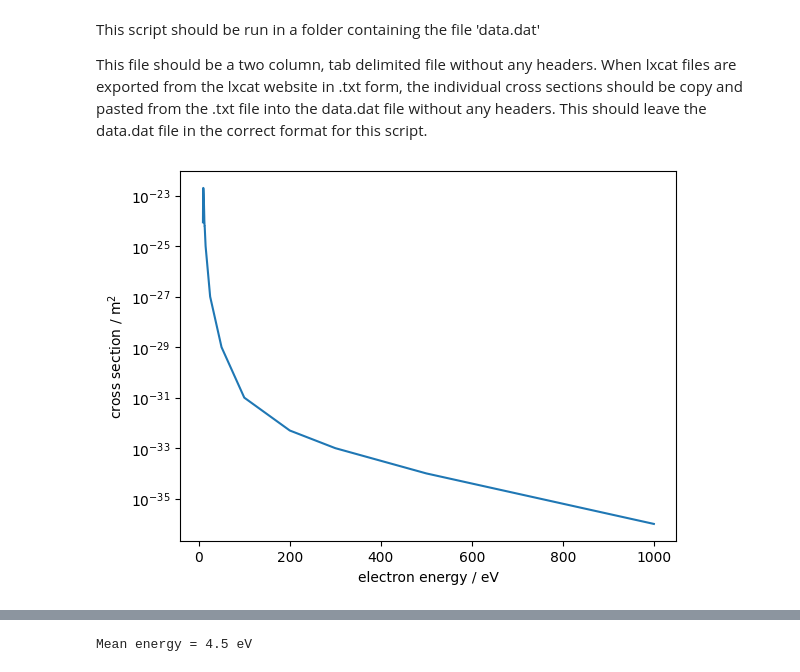
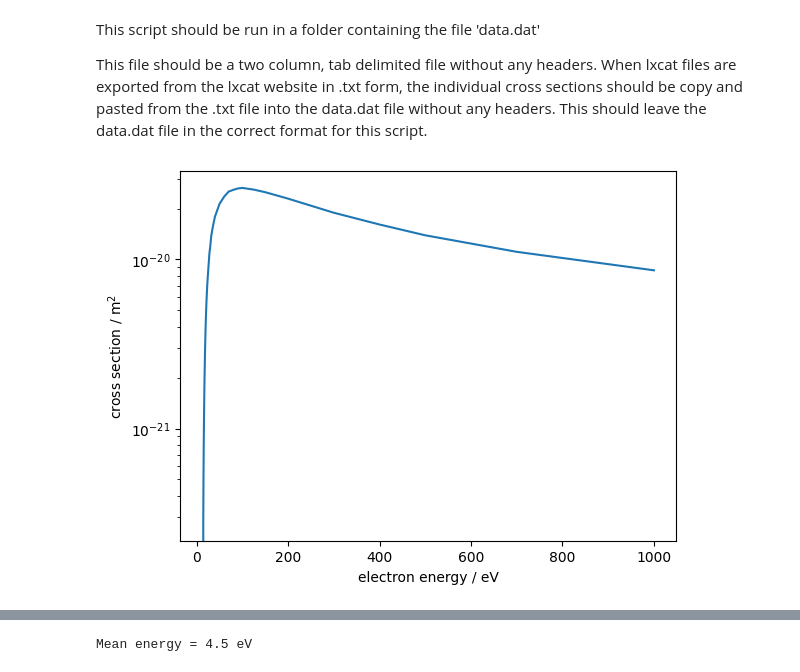
Before and after one commit to PlasmaFAIR/xs2arr, a Jupyter notebook: notebooks/new_notebook.ipynb, the cells around one changed output, grey strips where cells are left out. Saved outputs shown, nothing was run; the diff lists cells and outputs as text; code cells hidden in the pictures.

```diff
--- a/notebooks/new_notebook.ipynb
+++ b/notebooks/new_notebook.ipynb
@@ -27,18 +27,18 @@ file_path = '../tests/example_lxcat.txt'
 eedf_grid = np.linspace(start=0.0, stop=100.0, num=10000, dtype=float)
 model = Model(file_path, eedf_type="maxwellian", eedf_grid=eedf_grid)
 # %%
-cross_section = model.cross_section_set.cross_sections[0]
+cross_section = model.cross_section_set.cross_sections[-1]
 
 # Plot imported cross section data - cross check that it is consistent with that from LXCat
 
 plt.semilogy(cross_section.data["energy"], cross_section.data["cross section"])
 
 plt.xlabel("electron energy / eV")
 plt.ylabel("cross section / m$^2$")
 
 plt.show()
 # %% [output]
-[figure, old version]
+[figure, new version]
 # %%
 # Let's look at the EEDF we asked for (Maxwellian)
 # EEDF is according to section 4.2 in J. R. Hamilton et al 2018 Plasma Sources Sci. Technol. 27 095008
```
Also changed, not shown: parts of 6 cells of this notebook.
